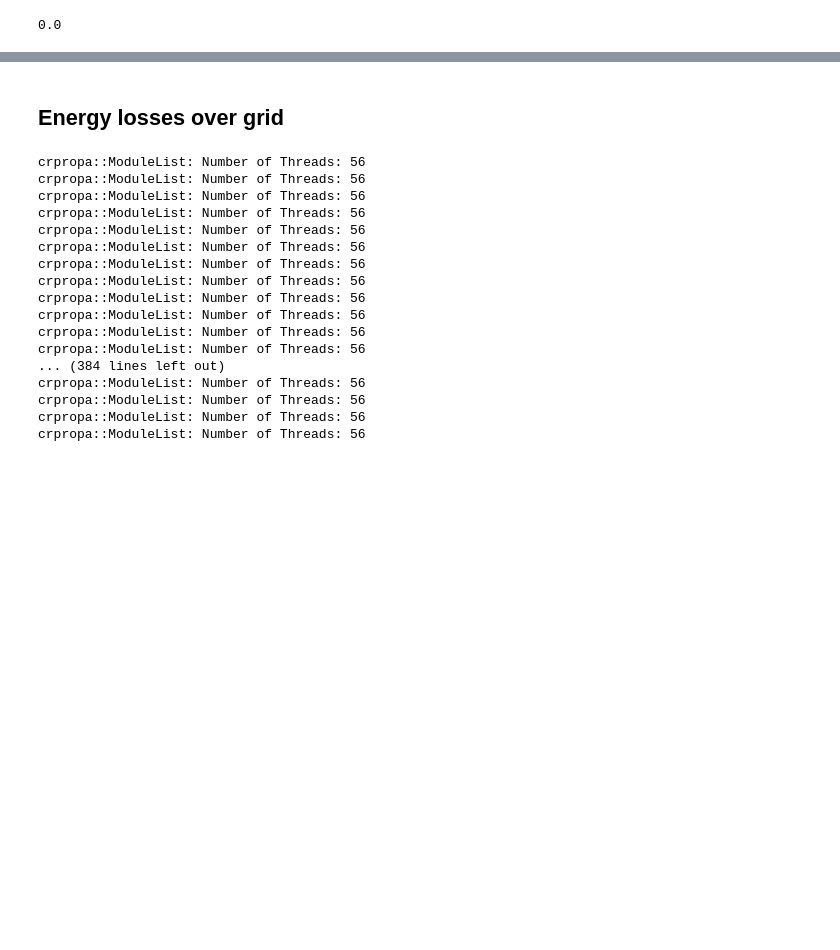
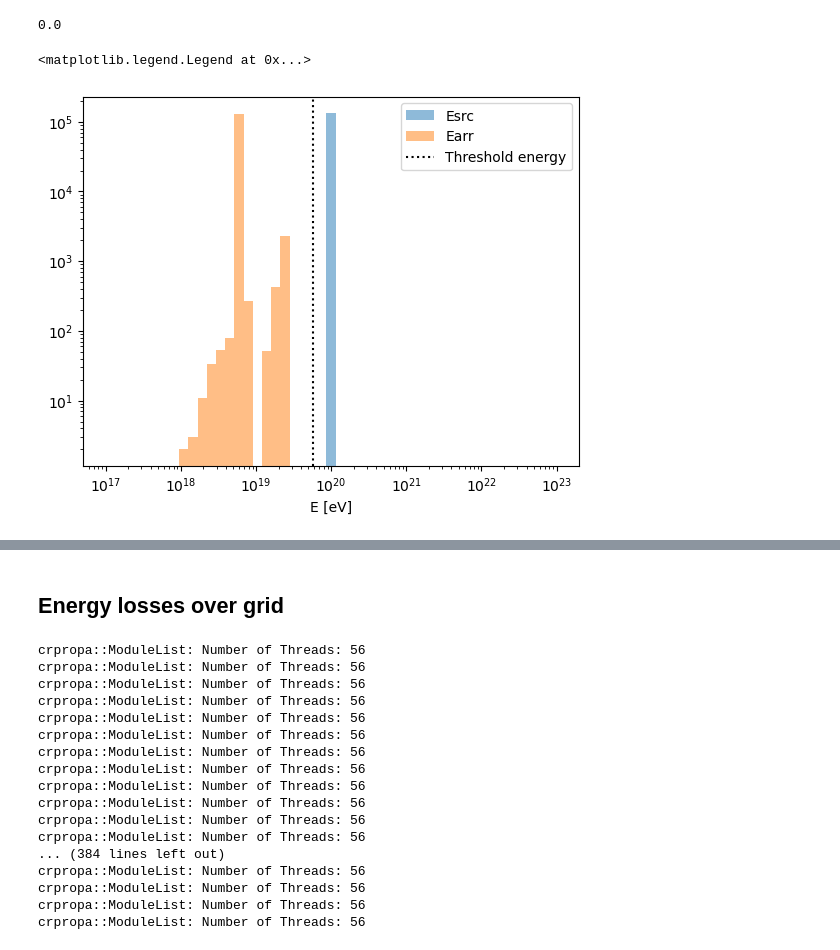
Before and after one commit to uhecr-project/uhecr_model, a Jupyter notebook: uhecr_model/paper_1/energy_loss/energy_loss.ipynb, the cells around one changed output, grey strips where cells are left out. Saved outputs shown, nothing was run; the diff lists cells and outputs as text; code cells hidden in the pictures; blank space fills up the shorter version.

```diff
--- a/uhecr_model/paper_1/energy_loss/energy_loss.ipynb
+++ b/uhecr_model/paper_1/energy_loss/energy_loss.ipynb
@@ -100,6 +100,18 @@ len(A[nitrogen_mask]) / N
 Emin = 0.1 * u.EeV
 Emax = 1e5 * u.EeV
 E_range = 10**np.linspace(np.log10(Emin.to_value(u.eV)), np.log10(Emax.to_value(u.eV)))
+# %%
+fig, ax = plt.subplots()
+ax.hist(E0, bins=E_range, alpha=0.5, label="Esrc")
+ax.hist(E, bins=E_range, alpha=0.5, label="Earr")
+ax.set_yscale("log")
+ax.set_xscale("log")
+ax.set_xlabel("E [eV]")
+ax.axvline(57e18, color="k", label="Threshold energy", linestyle=":")
+ax.legend()
+# %% [output]
+<matplotlib.legend.Legend at 0x...>
+[figure, added]
 # %%
 # Source and arrival energies
 fig, ax = plt.subplots()
```
Also changed, not shown: parts of 15 cells of this notebook.
